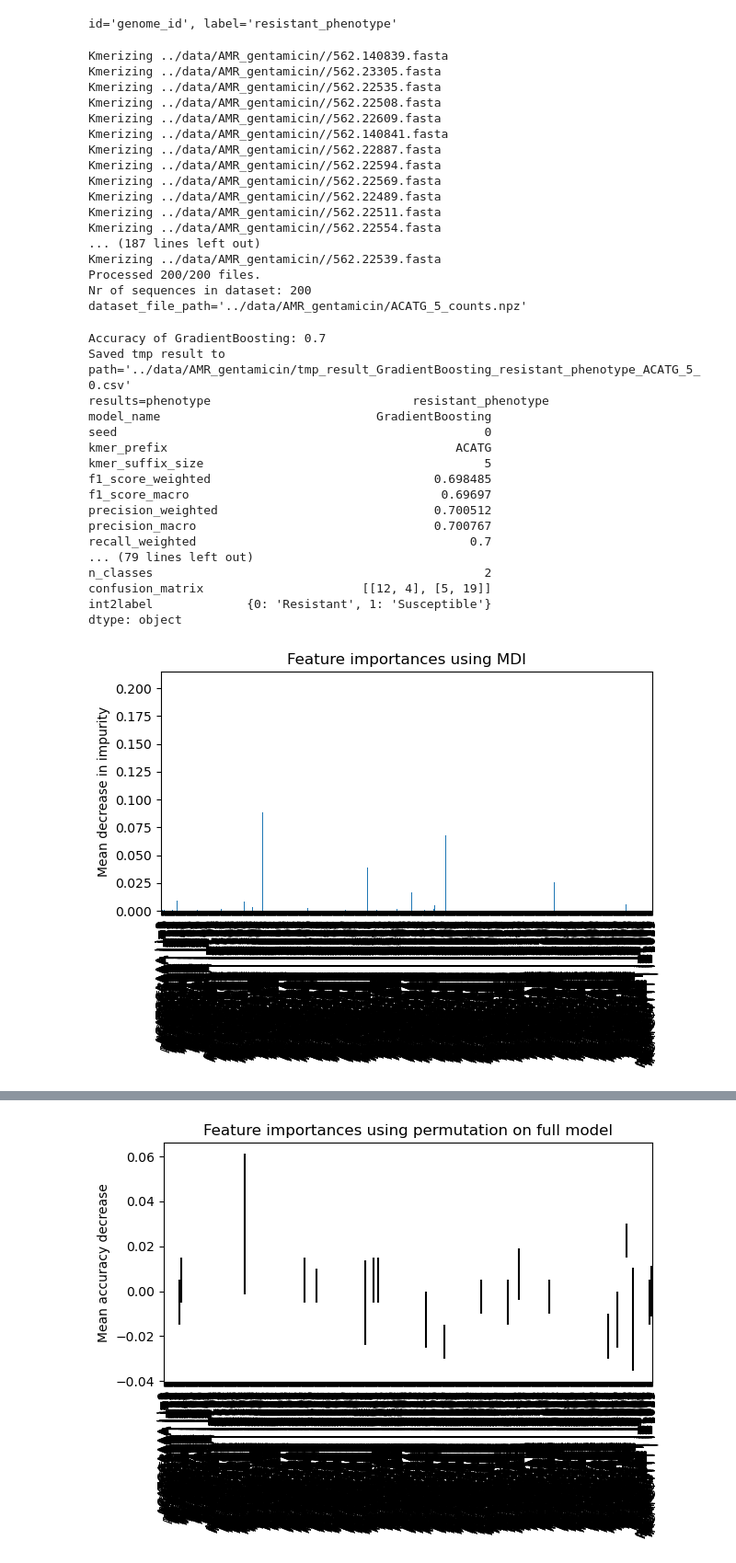
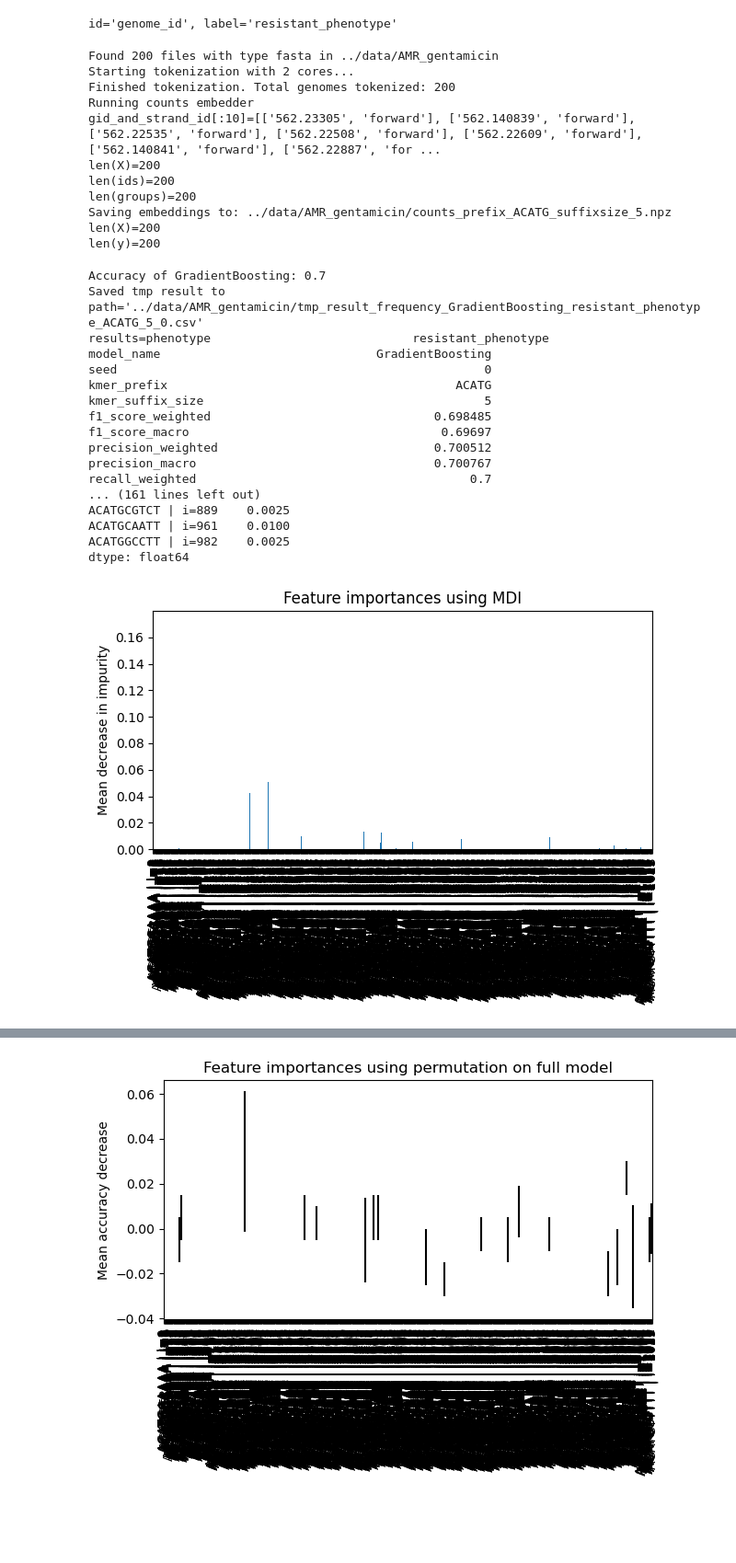
Before and after one commit to TorbjornBak/ML-bacterial-phenotyping, a Jupyter notebook: notebooks/results_AMR_data.ipynb, the cells around one changed output, grey strips where cells are left out. Shown: that part at 92% size. Cells and saved outputs as stored; diff of their text form; code cells hidden in the pictures; blank space fills up the shorter version.

```diff
--- a/notebooks/results_AMR_data.ipynb
+++ b/notebooks/results_AMR_data.ipynb
@@ -112,20 +143,22 @@ dir_list = [f'{input_data_directory}/{file}' for file in dir_list if "fasta" in
 kmer_prefix = "ACATG"
 kmer_suffix_size = 5
 output_data_directory = "../data/AMR_gentamicin"
-
+embedding_class = "frequency"
 
 X, y = embed_data(label_dict=label_dict,
-					dir_list=dir_list,
+					input_data_directory=input_data_directory,
+                    output_data_directory = output_data_directory,
 					kmer_prefix=kmer_prefix,
 					kmer_suffix_size = kmer_suffix_size,
+                    kmer_offset=0,
 					id_column = id_column,
 					sequence_column = dna_sequence_column,
+					embedding_class=embedding_class,
 					cores = 2,
-					output_directory = output_data_directory,
-					output_type = "counts",
 					reembed=True,
 					file_type="fasta",
-					normalize=True,
+                    reverse_complement=False,
+
 					)
 ctx = model_context(
 							X,
@@ -134,32 +167,27 @@ ctx = model_context(
 							phenotype,
 							kmer_prefix,
 							kmer_suffix_size,
-							model_type="RandomForest",
+							model_type=None,
 							int2label=int2label,
-							k_folds=5)
+							k_folds=5,
+                            embedding_class=embedding_class)
 # %% [output]
-Kmerizing ../data/AMR_gentamicin//562.140839.fasta
-Kmerizing ../data/AMR_gentamicin//562.23305.fasta
-Kmerizing ../data/AMR_gentamicin//562.22535.fasta
-Kmerizing ../data/AMR_gentamicin//562.22508.fasta
-Kmerizing ../data/AMR_gentamicin//562.22609.fasta
-Kmerizing ../data/AMR_gentamicin//562.140841.fasta
-Kmerizing ../data/AMR_gentamicin//562.22887.fasta
-Kmerizing ../data/AMR_gentamicin//562.22594.fasta
-Kmerizing ../data/AMR_gentamicin//562.22569.fasta
-Kmerizing ../data/AMR_gentamicin//562.22489.fasta
-Kmerizing ../data/AMR_gentamicin//562.22511.fasta
-Kmerizing ../data/AMR_gentamicin//562.22554.fasta
-... (187 lines left out)
-Kmerizing ../data/AMR_gentamicin//562.22539.fasta
-Processed 200/200 files.
-Nr of sequences in dataset: 200
-dataset_file_path='../data/AMR_gentamicin/ACATG_5_counts.npz'
+Found 200 files with type fasta in ../data/AMR_gentamicin
+Starting tokenization with 2 cores...
+Finished tokenization. Total genomes tokenized: 200
+Running counts embedder
+gid_and_strand_id[:10]=[['562.23305', 'forward'], ['562.140839', 'forward'], ['562.22535', 'forward'], ['562.22508', 'forward'], ['562.22609', 'forward'], ['562.140841', 'forward'], ['562.22887', 'for ...
+len(X)=200
+len(ids)=200
+len(groups)=200
+Saving embeddings to: ../data/AMR_gentamicin/counts_prefix_ACATG_suffixsize_5.npz
+len(X)=200
+len(y)=200
 # %%
 clf = gradient_boosting_classifier(ctx)
 # %% [output]
 Accuracy of GradientBoosting: 0.7
-Saved tmp result to path='../data/AMR_gentamicin/tmp_result_GradientBoosting_resistant_phenotype_ACATG_5_0.csv'
+Saved tmp result to path='../data/AMR_gentamicin/tmp_result_frequency_GradientBoosting_resistant_phenotype_ACATG_5_0.csv'
 results=phenotype                            resistant_phenotype
 model_name                              GradientBoosting
 seed                                                   0
@@ -170,11 +198,11 @@ f1_score_macro                                   0.69697
 precision_weighted                              0.700512
 precision_macro                                 0.700767
 recall_weighted                                      0.7
-... (79 lines left out)
-n_classes                                              2
-confusion_matrix                      [[12, 4], [5, 19]]
-int2label             {0: 'Resistant', 1: 'Susceptible'}
-dtype: object
+... (161 lines left out)
+ACATGCGTCT | i=889    0.0025
+ACATGCAATT | i=961    0.0100
+ACATGGCCTT | i=982    0.0025
+dtype: float64
 # %%
 def bin_to_dna_str(number, kmer_size):
 	# Converting bits to individual numbers
@@ -197,18 +225,18 @@ def bin_to_dna_str(number, kmer_size):
 
 	return kmer
 # %%
-importances = clf.feature_importances_
+importances = clf[0].feature_importances_
 feature_names = [f'{kmer_prefix}{bin_to_dna_str(i, 5)} | {i=}' for i in range(len(X[0]))]
 #std = np.std([tree.feature_importances_ for tree in clf.estimators_], axis=0)
 forest_importances = pd.Series(importances, index=feature_names)
 
 fig, ax = plt.subplots()
 forest_importances.plot.bar(ax=ax)
 ax.set_title("Feature importances using MDI")
 ax.set_ylabel("Mean decrease in impurity")
 fig.tight_layout()
 # %% [output]
-[figure, old version]
+[figure, new version]
 # %%
 from sklearn.inspection import permutation_importance
 from sklearn.model_selection import train_test_split
```
Also changed, not shown: parts of 10 cells of this notebook, 3 other files.
